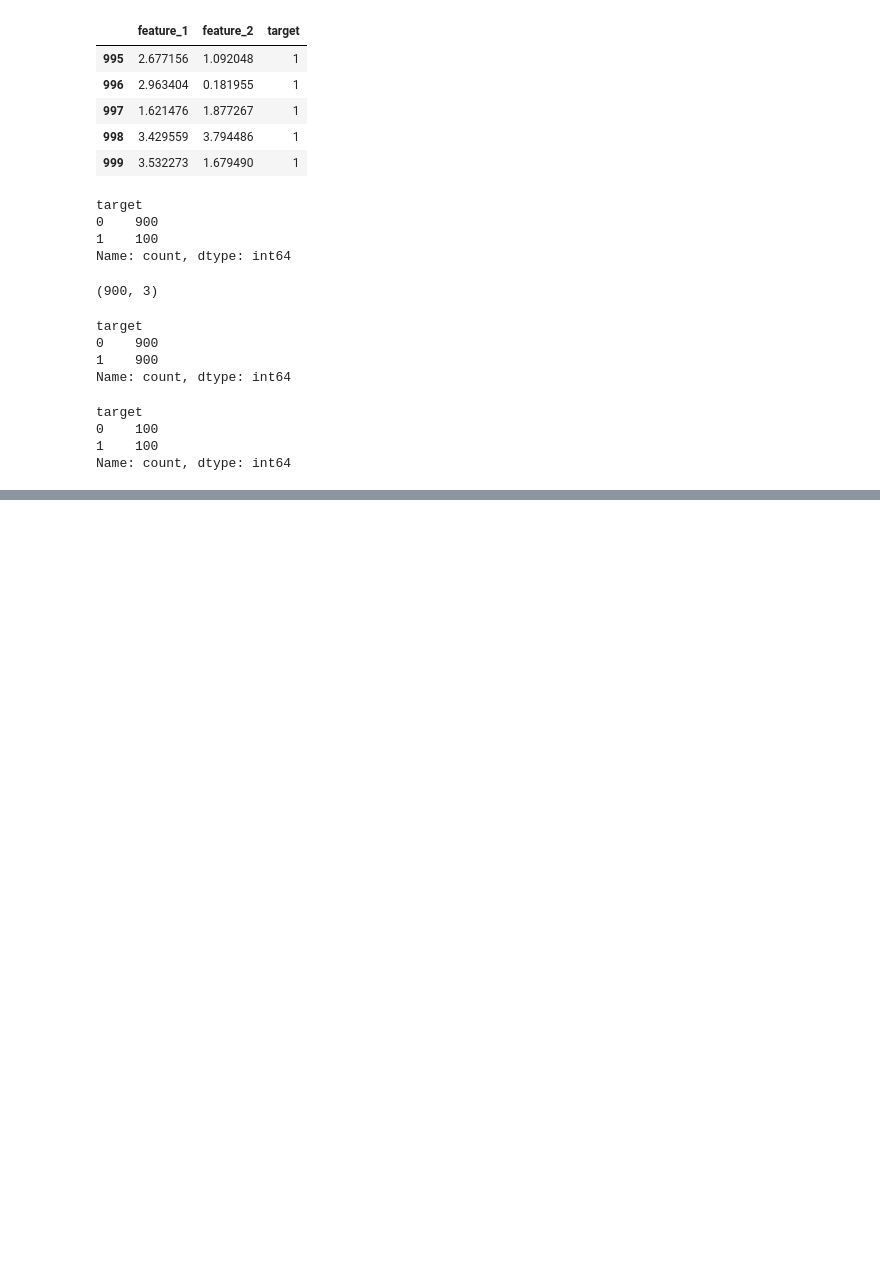
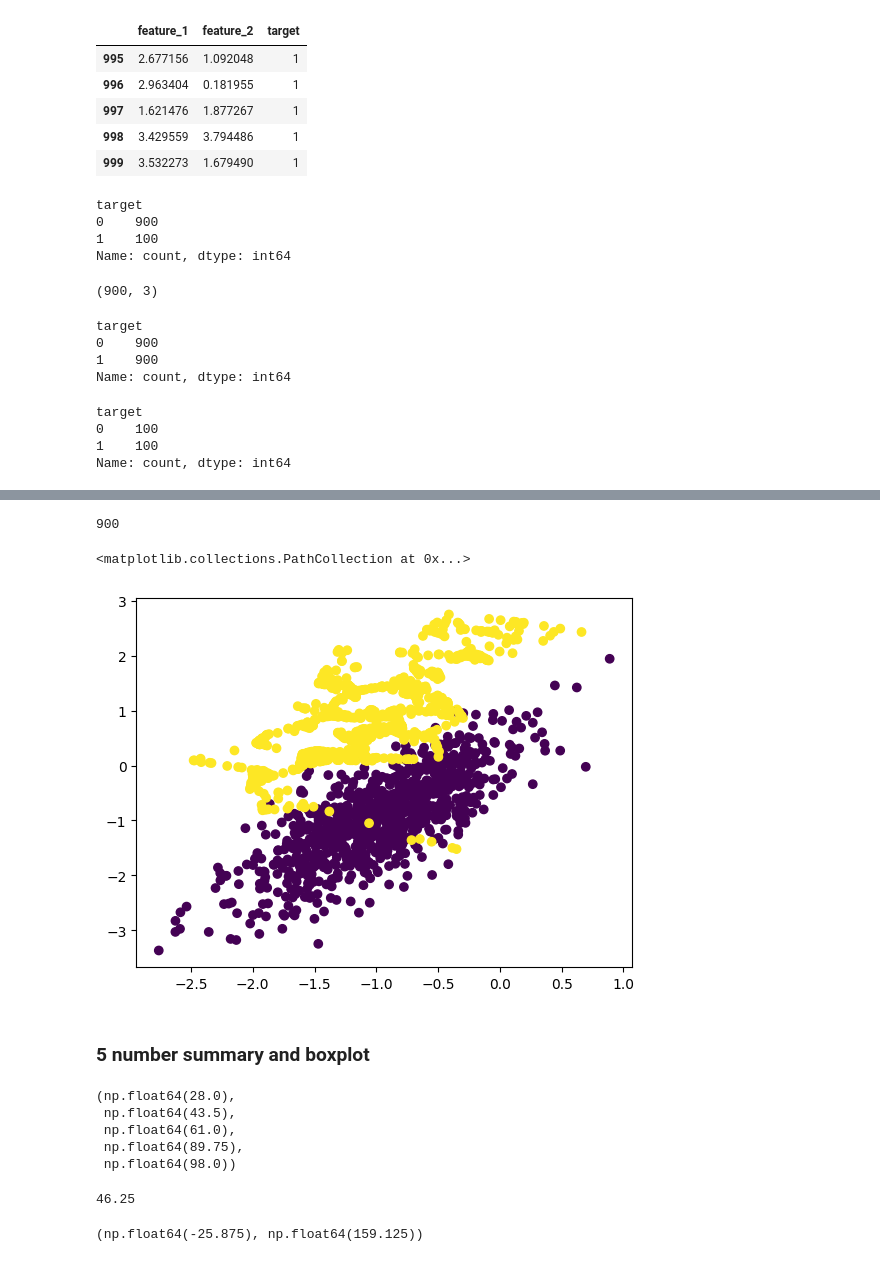
Before and after one commit to itsmkdixit/Learning, a Jupyter notebook: Feature Engineering/Feature Engineering.ipynb, the cells around one changed output, grey strips where cells are left out. Cells and saved outputs as stored; diff of their text form; code cells hidden in the pictures; blank space fills up the shorter version.

```diff
--- a/Feature Engineering/Feature Engineering.ipynb
+++ b/Feature Engineering/Feature Engineering.ipynb
@@ -354,0 +399,15 @@ import pandas as pd
+# %%
+len(y[y==1])
+# %% [output]
+900
+# %%
+df1 = pd.DataFrame(X, columns = ['f1','f2'])
+df2 = pd.DataFrame(y, columns = ['target'])
+oversampled_df = pd.concat ([df1,df2], axis=1)
+# %%
+plt.scatter(oversampled_df['f1'], oversampled_df['f2'], c= oversampled_df['target'])
+# %% [output]
+<matplotlib.collections.PathCollection at 0x...>
+[figure, added]
+# %% [markdown]
+### 5 number summary and boxplot
@@ -354,0 +420,15 @@ import pandas as pd
+# %%
+minimum, Q1, median, Q3, maximum
+# %% [output]
+(np.float64(28.0),
+ np.float64(43.5),
+ np.float64(61.0),
+ np.float64(89.75),
+ np.float64(98.0))
+# %%
+#Interquartile range (IQR)
+
+IQR = Q3-Q1
+print(IQR)
+# %% [output]
+46.25
@@ -354,0 +440,4 @@ import pandas as pd
+# %%
+lower_fence,higher_fence
+# %% [output]
+(np.float64(-25.875), np.float64(159.125))
```
Also changed, not shown: parts of 38 cells of this notebook, 1 other file.
